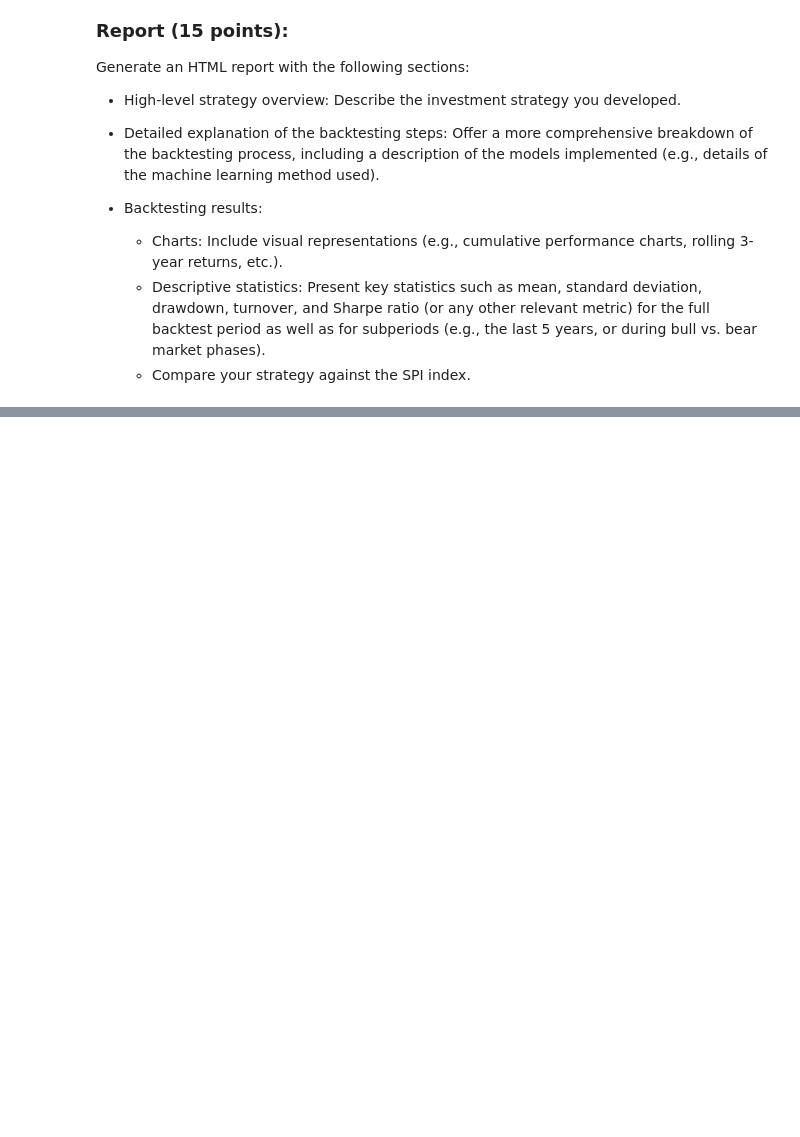
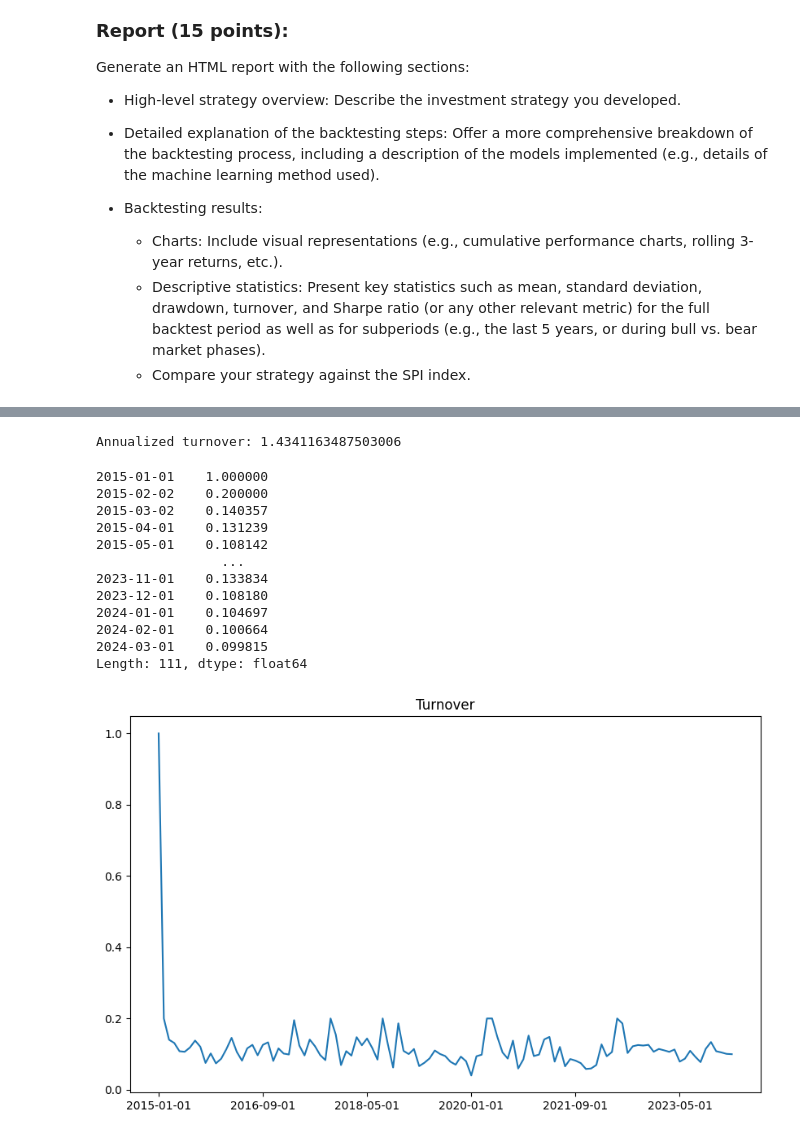
Before and after one commit to crowmatix/qpmwp-course, a Jupyter notebook: assignments/assignment_5.ipynb, the cells around one changed output, grey strips where cells are left out. Cells and saved outputs as stored; diff of their text form; code cells hidden in the pictures; blank space fills up the shorter version.

```diff
--- a/assignments/assignment_5.ipynb
+++ b/assignments/assignment_5.ipynb
@@ -227,0 +387,25 @@ RuntimeError: Estimation method not recognized.
+# %%
+# --------------------------------------------------------------------------
+# Turnover
+# --------------------------------------------------------------------------
+
+to_bl_ltr = bt_bl_ltr.strategy.turnover(return_series=return_series)
+
+to_bl_ltr.plot(title='Turnover', figsize=(10, 6))
+print("Annualized turnover:", to_bl_ltr.mean() * 12)
+to_bl_ltr
+# %% [output]
+Annualized turnover: 1.4341163487503006
+2015-01-01    1.000000
+2015-02-02    0.200000
+2015-03-02    0.140357
+2015-04-01    0.131239
+2015-05-01    0.108142
+                ...
+2023-11-01    0.133834
+2023-12-01    0.108180
+2024-01-01    0.104697
+2024-02-01    0.100664
+2024-03-01    0.099815
+Length: 111, dtype: float64
+[figure, added]
```
Also changed, not shown: parts of 9 cells of this notebook.
